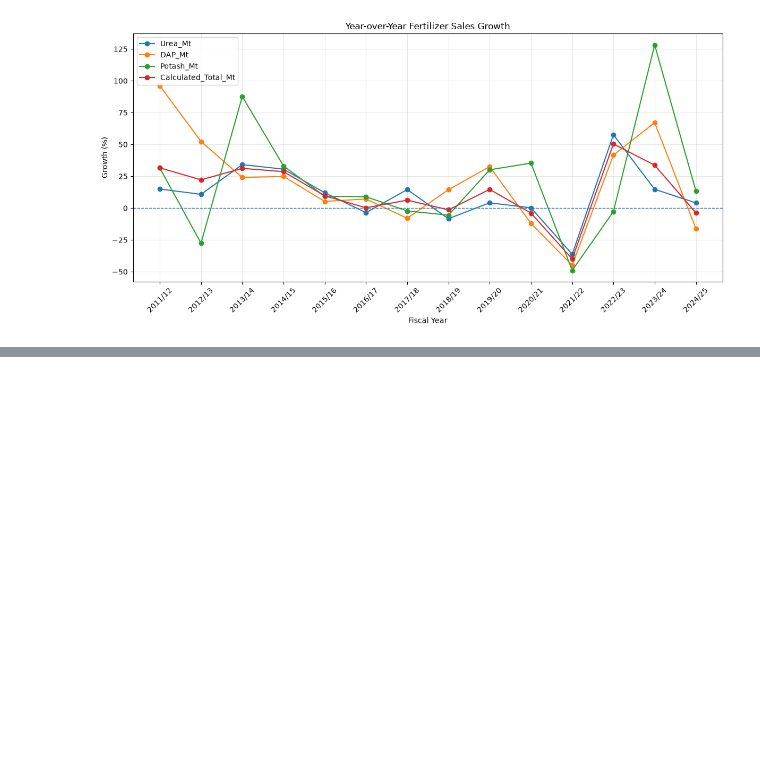
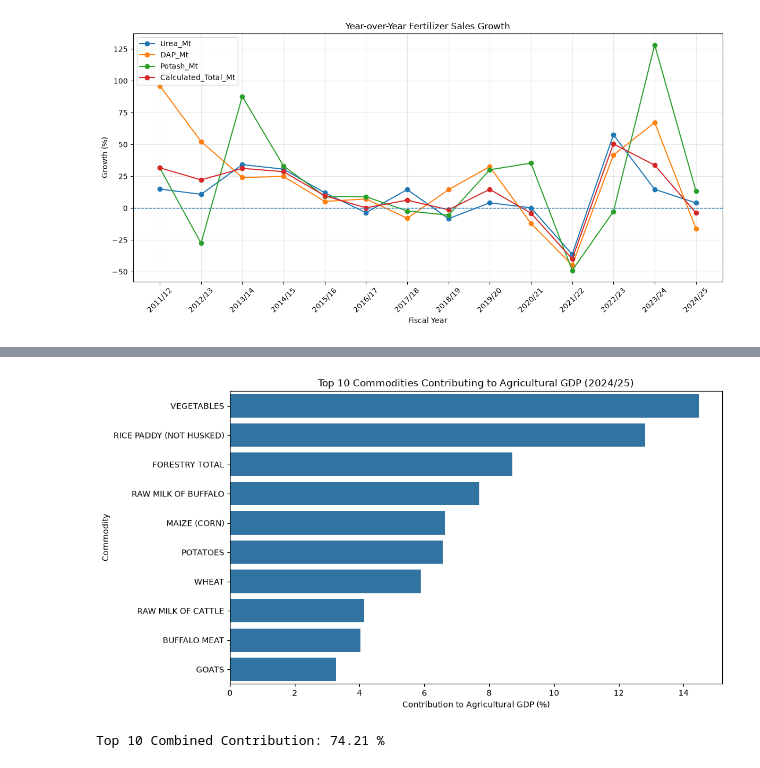
Before and after one commit to Srijan0113/Nepal_Agriculture_Analysis, a Jupyter notebook: Python/03_Fertilizer_and_Agricultural_GDP_Analysis.ipynb, the cells around one changed output, grey strips where cells are left out. Drawn from its saved outputs; the diff is of its cells as text; code cells hidden in the pictures; blank space fills up the shorter version.

```diff
--- a/Python/03_Fertilizer_and_Agricultural_GDP_Analysis.ipynb
+++ b/Python/03_Fertilizer_and_Agricultural_GDP_Analysis.ipynb
@@ -428,0 +634,11 @@ plt.show()
+# %%
+top_10_commodities = (
+    gdp_clean_df
+    .sort_values(
+        "Percentage_Contribution_to_Agriculture_GDP",
+        ascending=False
+    )
+    .head(10)
+)
+
+display(top_10_commodities)
@@ -428,0 +657,24 @@ plt.show()
+# %%
+plt.figure(figsize=(11, 6))
+
+sns.barplot(
+    data=top_10_commodities,
+    x="Percentage_Contribution_to_Agriculture_GDP",
+    y="Commodity"
+)
+
+plt.title("Top 10 Commodities Contributing to Agricultural GDP (2024/25)")
+plt.xlabel("Contribution to Agricultural GDP (%)")
+plt.ylabel("Commodity")
+plt.tight_layout()
+plt.show()
+# %% [output]
+[figure, added]
+# %%
+top_10_contribution = top_10_commodities[
+    "Percentage_Contribution_to_Agriculture_GDP"
+].sum()
+
+print("Top 10 Combined Contribution:", round(top_10_contribution, 2), "%")
+# %% [output]
+Top 10 Combined Contribution: 74.21 %
```
Also changed, not shown: parts of 14 cells of this notebook.
